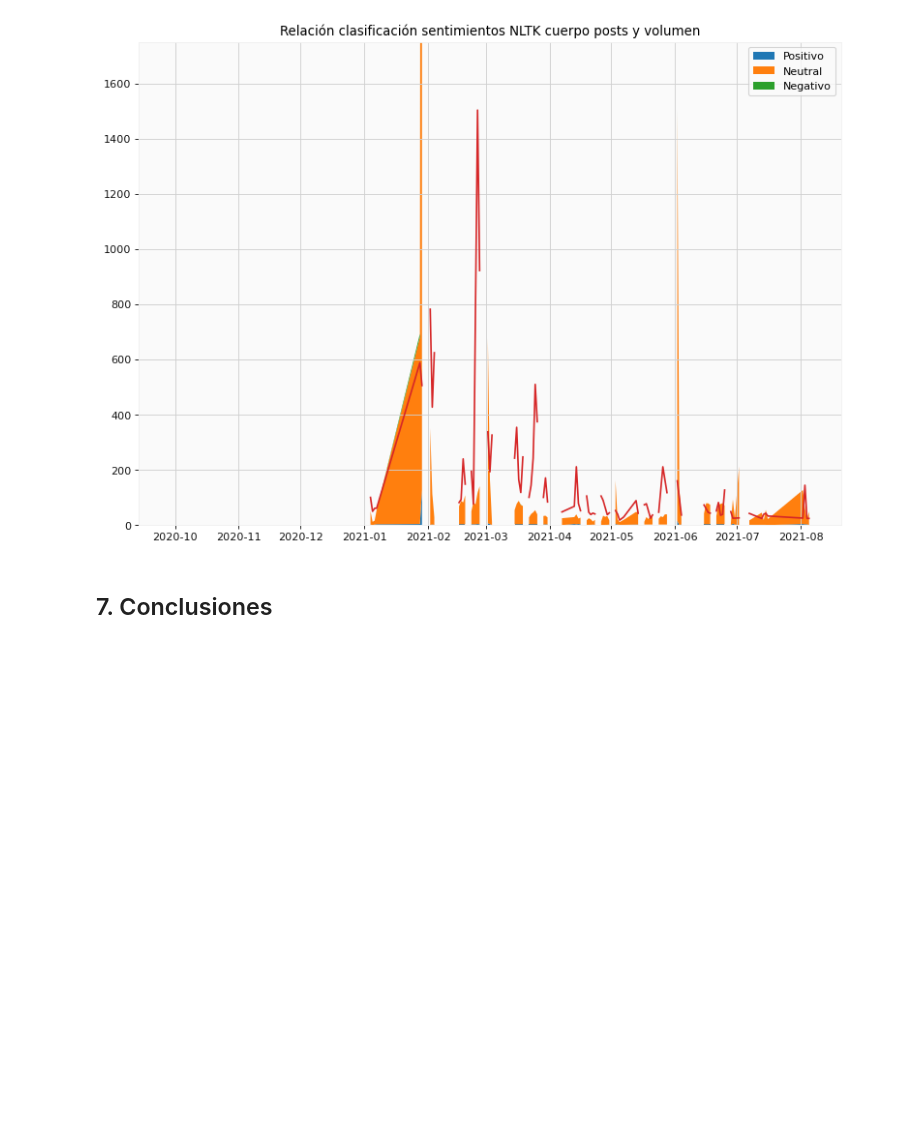
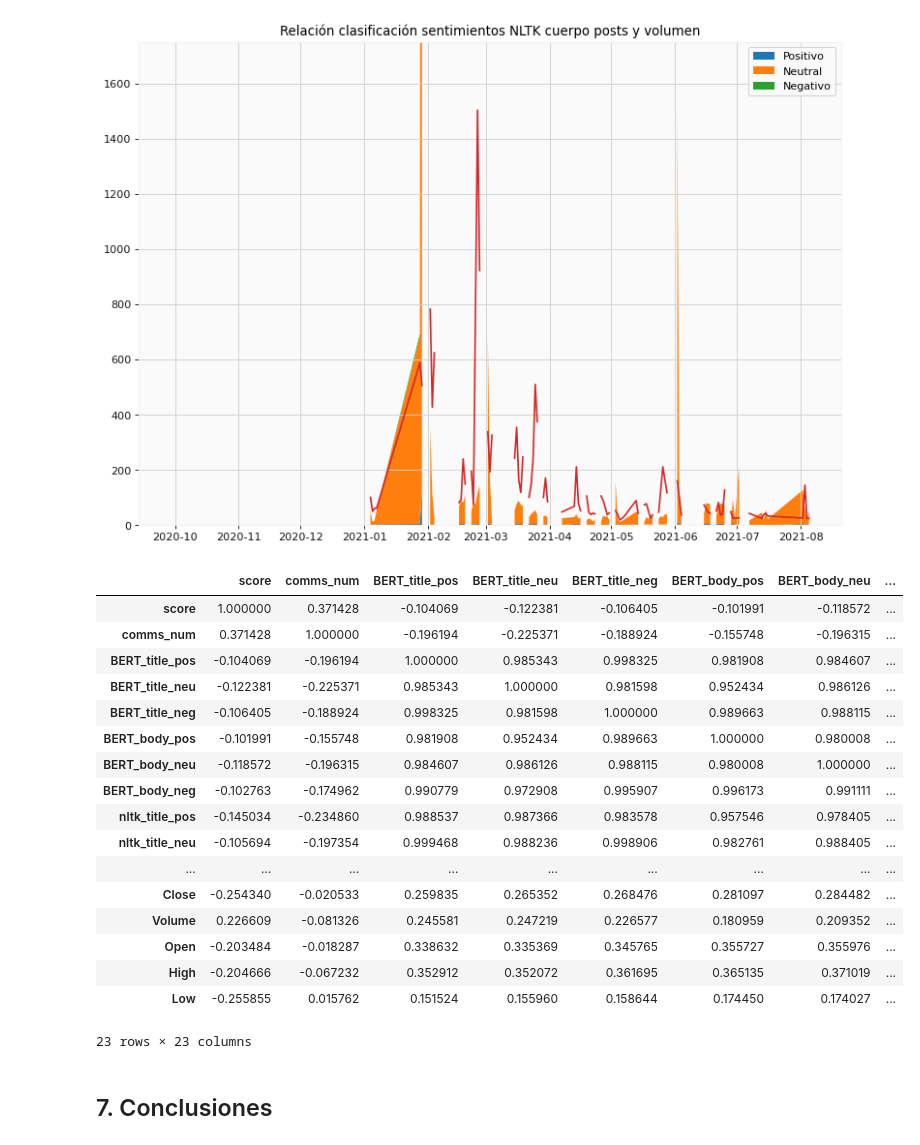
Before and after one commit to david-dlta/recursosTFM, a Jupyter notebook: TFM.ipynb, the cells around one changed output. Drawn from its saved outputs; the diff is of its cells as text; code cells hidden in the pictures; blank space fills up the shorter version.

```diff
--- a/TFM.ipynb
+++ b/TFM.ipynb
@@ -900,6 +902,14 @@ reddit_dataset_agg
 | 2021-12-06 | 368.213043 | 141.239130 | 85 | 20 | 87 | 10 | 5 | ... |
 | 2021-12-07 | 713.754717 | 704.698113 | 25 | 5 | 17 | 0 | 0 | ... |
 158 rows × 14 columns
+# %%
+reddit_dataset_agg['BERT_title'] = reddit_dataset_agg['BERT_title_pos'] + reddit_dataset_agg['BERT_title_neu'] + reddit_dataset_agg['BERT_title_neg']
+
+reddit_dataset_agg['BERT_body'] = reddit_dataset_agg['BERT_body_pos'] + reddit_dataset_agg['BERT_body_neu'] + reddit_dataset_agg['BERT_body_neg']
+
+reddit_dataset_agg['nltk_title'] = reddit_dataset_agg['nltk_title_pos'] + reddit_dataset_agg['nltk_title_neu'] + reddit_dataset_agg['nltk_title_neg']
+
+reddit_dataset_agg['nltk_body'] = reddit_dataset_agg['nltk_body_pos'] + reddit_dataset_agg['nltk_body_neu'] + reddit_dataset_agg['nltk_body_neg']
 # %%
 reddit_gme_date = reddit_dataset_agg.merge(
     gme_dataset,
@@ -1024,5 +1034,26 @@ axes.set_ylim([0,1750])
 plt.show()
 # %% [output]
 [figure]
+# %%
+reddit_gme_date.corr(method='pearson')
+# %% [output]
+|  | score | comms_num | BERT_title_pos | BERT_title_neu | BERT_title_neg | BERT_body_pos | BERT_body_neu | ... |
+| score | 1.000000 | 0.371428 | -0.104069 | -0.122381 | -0.106405 | -0.101991 | -0.118572 | ... |
+| comms_num | 0.371428 | 1.000000 | -0.196194 | -0.225371 | -0.188924 | -0.155748 | -0.196315 | ... |
+| BERT_title_pos | -0.104069 | -0.196194 | 1.000000 | 0.985343 | 0.998325 | 0.981908 | 0.984607 | ... |
+| BERT_title_neu | -0.122381 | -0.225371 | 0.985343 | 1.000000 | 0.981598 | 0.952434 | 0.986126 | ... |
+| BERT_title_neg | -0.106405 | -0.188924 | 0.998325 | 0.981598 | 1.000000 | 0.989663 | 0.988115 | ... |
+| BERT_body_pos | -0.101991 | -0.155748 | 0.981908 | 0.952434 | 0.989663 | 1.000000 | 0.980008 | ... |
+| BERT_body_neu | -0.118572 | -0.196315 | 0.984607 | 0.986126 | 0.988115 | 0.980008 | 1.000000 | ... |
+| BERT_body_neg | -0.102763 | -0.174962 | 0.990779 | 0.972908 | 0.995907 | 0.996173 | 0.991111 | ... |
+| nltk_title_pos | -0.145034 | -0.234860 | 0.988537 | 0.987366 | 0.983578 | 0.957546 | 0.978405 | ... |
+| nltk_title_neu | -0.105694 | -0.197354 | 0.999468 | 0.988236 | 0.998906 | 0.982761 | 0.988405 | ... |
+| ... | ... | ... | ... | ... | ... | ... | ... | ... |
+| Close | -0.254340 | -0.020533 | 0.259835 | 0.265352 | 0.268476 | 0.281097 | 0.284482 | ... |
+| Volume | 0.226609 | -0.081326 | 0.245581 | 0.247219 | 0.226577 | 0.180959 | 0.209352 | ... |
+| Open | -0.203484 | -0.018287 | 0.338632 | 0.335369 | 0.345765 | 0.355727 | 0.355976 | ... |
+| High | -0.204666 | -0.067232 | 0.352912 | 0.352072 | 0.361695 | 0.365135 | 0.371019 | ... |
+| Low | -0.255855 | 0.015762 | 0.151524 | 0.155960 | 0.158644 | 0.174450 | 0.174027 | ... |
+23 rows × 23 columns
 # %% [markdown]
 ## 7. Conclusiones <a class="anchor" id="cap7"></a>
```
Also changed, not shown: parts of 2 cells of this notebook, 1 other file.
